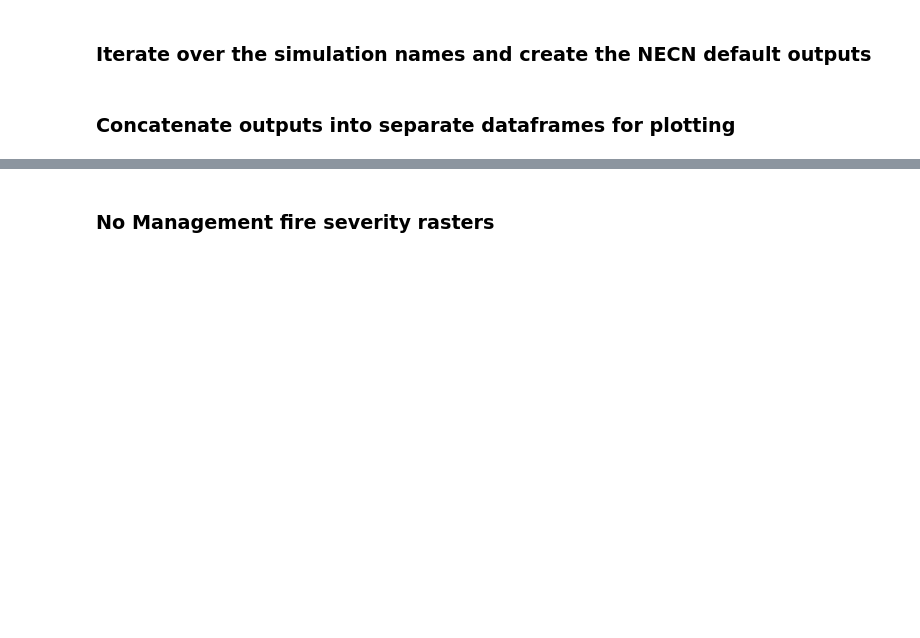
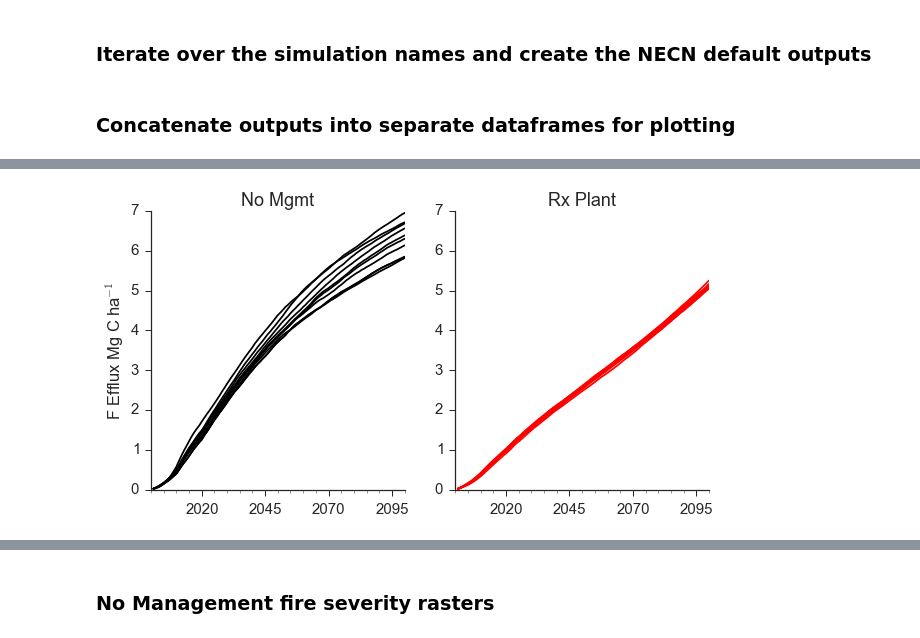
Before and after one commit to djkrofch/FtBenning, a Jupyter notebook: SwantesonFranzianAnalysis.ipynb, the cells around one changed output, grey strips where cells are left out. Saved outputs shown, nothing was run; the diff lists cells and outputs as text; code cells hidden in the pictures; blank space fills up the shorter version.

```diff
--- a/SwantesonFranzianAnalysis.ipynb
+++ b/SwantesonFranzianAnalysis.ipynb
@@ -182,3 +183,25 @@ sns.despine()
+# %%
+f, ((ax1, ax2)) = plt.subplots(1,2, figsize =(10,5))
+nomansims = ['access_noman', 'ccsm4_noman', 'csiro62_noman','csiro67_noman','gfdl_noman','ipsl_noman',
+            'miroc5_noman', 'miroc5_noman','mpilr3_noman','mri_noman']
+
+mgmtsims = ['accessRX_noman','ccsm4RX_noman','csiro62RX_noman','csiro67RX_noman','gfdlRX_noman','ipslRX_noman',
+           'miroc5RX_noman','mpilr2RX_noman','mpilr3RX_noman','mriRX_noman']
+for sim in nomansims:
+    plotTS_cumulative(totSims,sim, 'FireCEffluxw', ax = ax1, color = 'black')
+
+for sim in mgmtsims:
+    plotTS_cumulative(totSims, sim, 'FireCEffluxw', ax = ax2, color = 'red')
+
+ax1.set_ylabel('F Efflux Mg C ha$^{-1}$')
+ax1.set_title('No Mgmt')
+ax2.set_title('Rx Plant')
+ax1.set_ylim([0,7])
+ax2.set_ylim([0,7])
+
+sns.despine()
+# %% [output]
+[figure, added]
 # %%
 
 def severityStack(rasterLoc, runLength):
```
Also changed, not shown: parts of 24 cells of this notebook.
